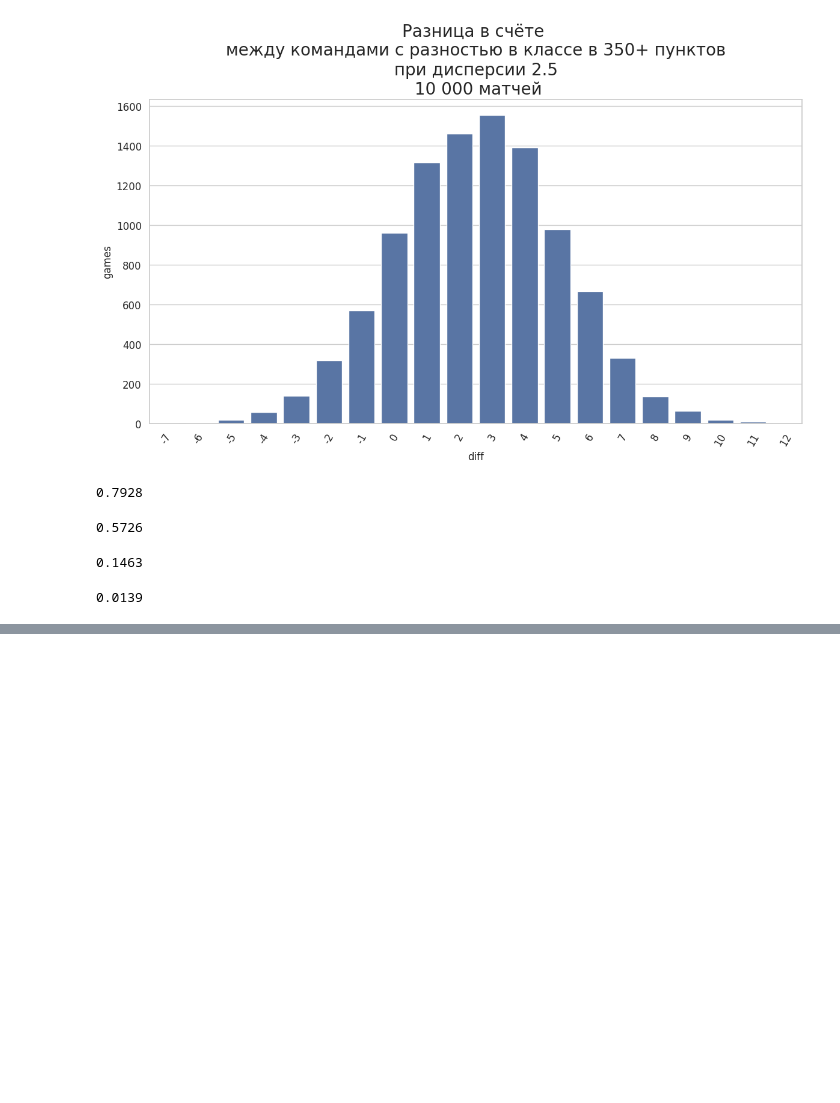
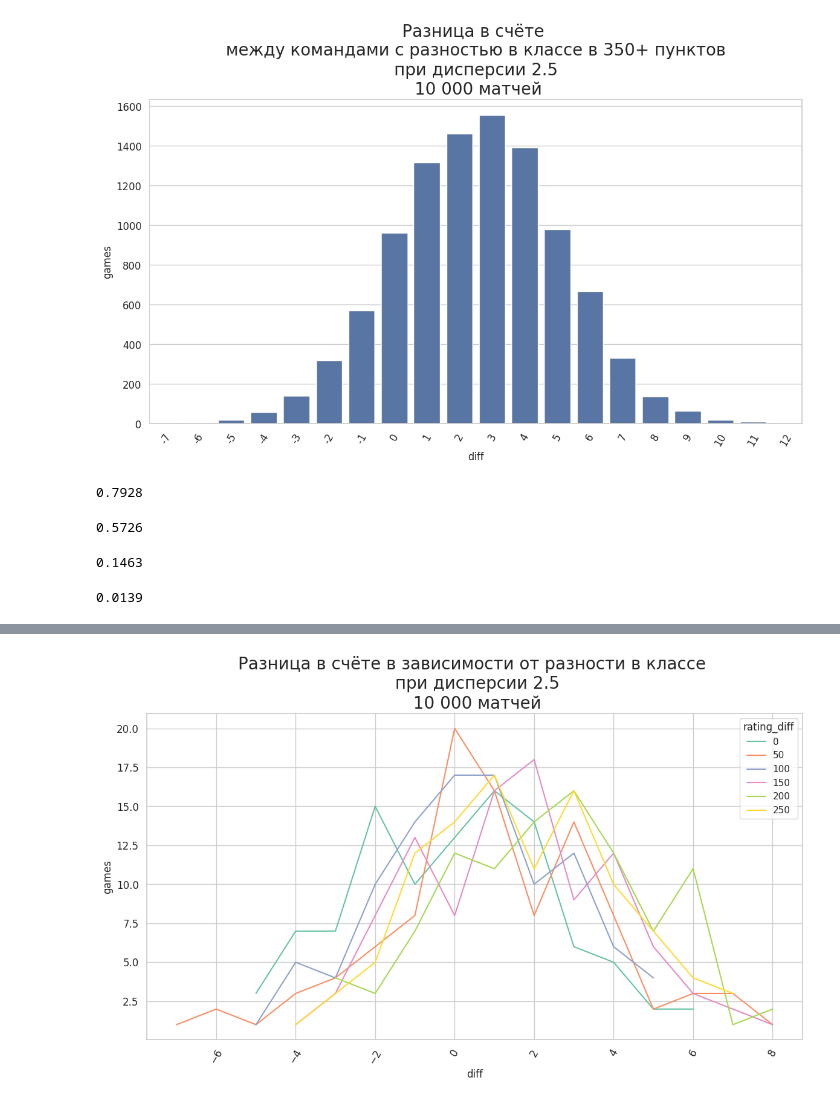
Before and after one commit to rosolimo212/torunaments, a Jupyter notebook: main.ipynb, the cells around one changed output, grey strips where cells are left out. Cells and saved outputs as stored; diff of their text form; code cells hidden in the pictures; blank space fills up the shorter version.

Commit message:
rating diff

```diff
--- a/main.ipynb
+++ b/main.ipynb
@@ -407,3 +407,47 @@ DrawGraph(
+# %%
+n_iterations = 100
+rating_home = 2395 # man sity
+total = 0
+dispa = 2.5
+mr_df_mult = pd.DataFrame()
+for ddf in range(0, 300, 50):
+    rating_away = rating_home - ddf
+    for i in range(n_iterations):
+        mr_lst = []
+        mr = get_match(rating_home, rating_away, total, dispa)
+        mr_lst.append(mr)
+        mr_df = pd.DataFrame(mr_lst)
+        mr_df.columns = ['Home_scored', 'Away_scored']
+
+        mr_df['n_iterations'] = n_iterations
+        mr_df['rating_home'] = rating_home
+        mr_df['rating_away'] = rating_away
+        mr_df['total'] = total
+        mr_df['dispa'] = dispa
+
+        mr_df['diff'] = mr_df['Home_scored'] - mr_df['Away_scored']
+        mr_df['rating_diff'] = mr_df['rating_home'] - mr_df['rating_away']
+        mr_df_mult = pd.concat([mr_df_mult, mr_df])
+
+mr_df_mult['simulation_id'] = range(len(mr_df_mult))
+mr_df_gr = mr_df_mult.groupby(['diff', 'rating_diff']).agg(
+        games = ('simulation_id', 'nunique'),
+    ).reset_index().sort_values('games', ascending=False)
+# %%
+DrawGraph(
+    x='diff',
+    y='games',
+    hue='rating_diff',
+    # hue_order = ['', ''],
+    type_graph='lineplot',
+    data=mr_df_gr,
+    rotation_x=60,
+    palette = 'Set2',
+    # multiple='stack',
+    title='Разница в счёте в зависимости от разности в классе \n при дисперсии 2.5\n 10 000 матчей'
+).show()
+# %% [output]
+[figure, added]
 # %%
 tournament_results_df, res_df = get_round_robin_table(teams_dct)
 tournament_results_df
```
Also changed, not shown: parts of 5 cells of this notebook.
